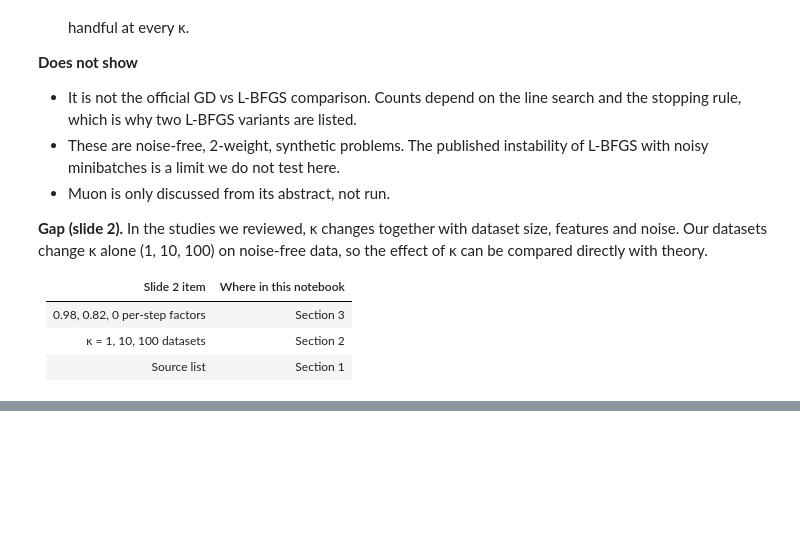
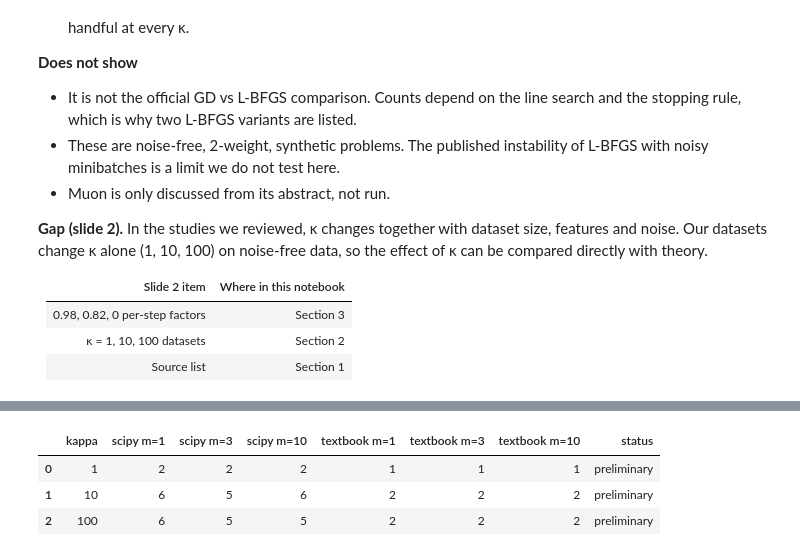
Before and after one commit to priyavenugopalnair-debug/group7-optimizers, a Jupyter notebook: notebooks/Saranya_Maths_project.ipynb, the cells around one changed output, grey strips where cells are left out. Saved outputs shown, nothing was run; the diff lists cells and outputs as text; code cells hidden in the pictures; blank space fills up the shorter version.

```diff
--- a/notebooks/Saranya_Maths_project.ipynb
+++ b/notebooks/Saranya_Maths_project.ipynb
@@ -264,0 +384,17 @@ plt.show()
+# %%
+mem_rows = []
+for label, p in problems.items():
+    row = {"kappa": label}
+    for m in (1, 3, 10):
+        row[f"scipy m={m}"] = len(lbfgs_scipy_path(p, m)[0]) - 1
+    for m in (1, 3, 10):
+        row[f"textbook m={m}"] = run_textbook_lbfgs(p, m)
+    mem_rows.append(row)
+memory_table = pd.DataFrame(mem_rows)
+memory_table["status"] = "preliminary"
+display(memory_table)
+# %% [output]
+|  | kappa | scipy m=1 | scipy m=3 | scipy m=10 | textbook m=1 | textbook m=3 | textbook m=10 | status |
+| 0 | 1 | 2 | 2 | 2 | 1 | 1 | 1 | preliminary |
+| 1 | 10 | 6 | 5 | 6 | 2 | 2 | 2 | preliminary |
+| 2 | 100 | 6 | 5 | 5 | 2 | 2 | 2 | preliminary |
```
Also changed, not shown: parts of 10 cells of this notebook, 1 other file.
